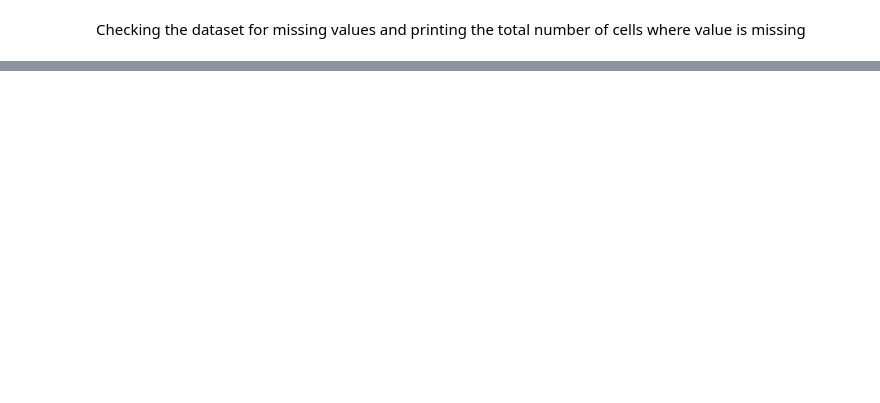
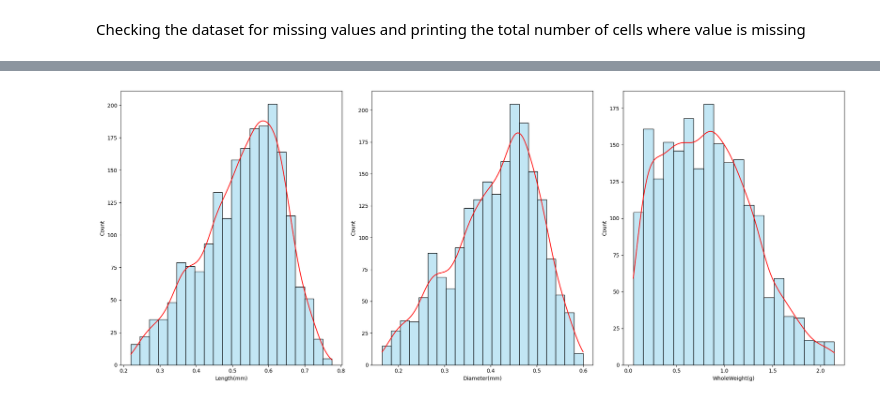
Before and after one commit to cotpetru24/data_mining, a Jupyter notebook: stu124543_data_mining.ipynb, the cells around one changed output, grey strips where cells are left out. Drawn from its saved outputs; the diff is of its cells as text; code cells hidden in the pictures; blank space fills up the shorter version.

```diff
--- a/stu124543_data_mining.ipynb
+++ b/stu124543_data_mining.ipynb
@@ -157,0 +281,13 @@ Total number of cells where value is missing = 8
+# %%
+plt.figure(figsize=(20, 8))
+plotnumber=1
+for col in ['Length(mm)', 'Diameter(mm)', 'WholeWeight(g)']:
+    if plotnumber <= 3:
+        plt.subplot(1,3, plotnumber)
+        plot = sns.histplot(clean_df[col], kde=True, color='skyblue')
+        plot.lines[0].set_color('red')
+    plotnumber+=1
+plt.tight_layout()
+plt.show()
+# %% [output]
+[figure, added]
```
Also changed, not shown: parts of 28 cells of this notebook.
